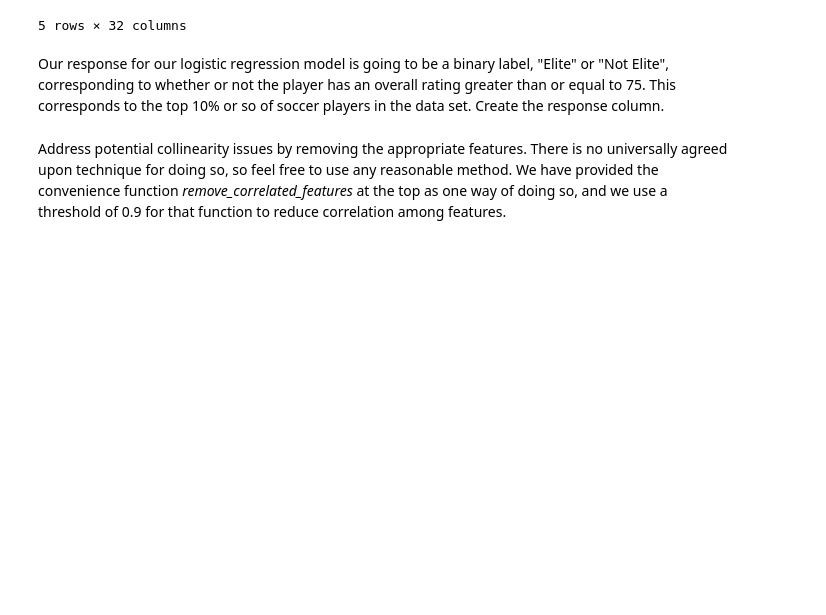
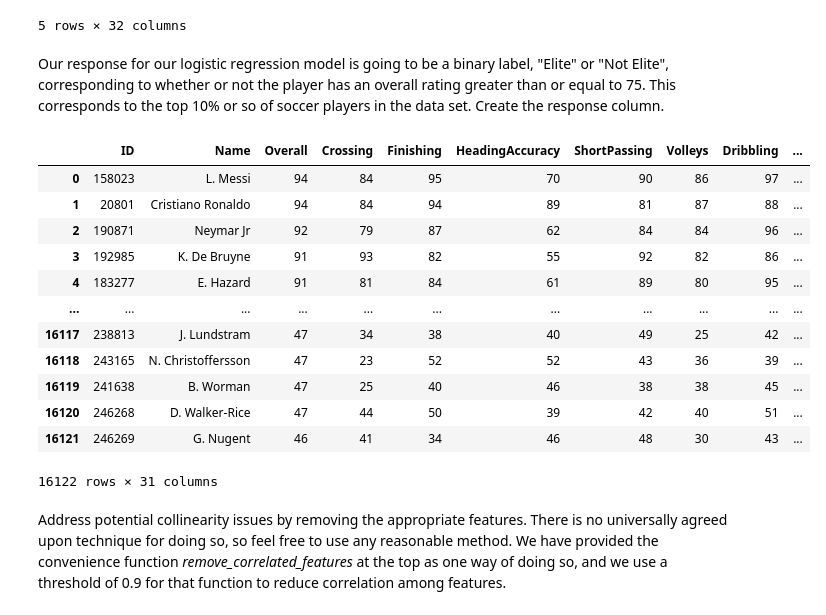
Before and after one commit to thinkful-dsi-cassowary/dsi3_student_pair_work, a Jupyter notebook: Coby/24_01_Day 24 Lecture 1 Assignment.ipynb, the cells around one changed output. Saved outputs shown, nothing was run; the diff lists cells and outputs as text; code cells hidden in the pictures; blank space fills up the shorter version.

```diff
--- a/Coby/24_01_Day 24 Lecture 1 Assignment.ipynb
+++ b/Coby/24_01_Day 24 Lecture 1 Assignment.ipynb
@@ -41,2 +40,21 @@ Our response for our logistic regression model is going to be a binary label, "E
+# %%
+# answer goes here
+
+soccer_data['Level'] = np.where(soccer_data['Overall'] >= 75, 'Elite', 'Not Elite')
+soccer_data
+# %% [output]
+|  | ID | Name | Overall | Crossing | Finishing | HeadingAccuracy | ShortPassing | Volleys | Dribbling | ... |
+| 0 | 158023 | L. Messi | 94 | 84 | 95 | 70 | 90 | 86 | 97 | ... |
+| 1 | 20801 | Cristiano Ronaldo | 94 | 84 | 94 | 89 | 81 | 87 | 88 | ... |
+| 2 | 190871 | Neymar Jr | 92 | 79 | 87 | 62 | 84 | 84 | 96 | ... |
+| 3 | 192985 | K. De Bruyne | 91 | 93 | 82 | 55 | 92 | 82 | 86 | ... |
+| 4 | 183277 | E. Hazard | 91 | 81 | 84 | 61 | 89 | 80 | 95 | ... |
+| ... | ... | ... | ... | ... | ... | ... | ... | ... | ... | ... |
+| 16117 | 238813 | J. Lundstram | 47 | 34 | 38 | 40 | 49 | 25 | 42 | ... |
+| 16118 | 243165 | N. Christoffersson | 47 | 23 | 52 | 52 | 43 | 36 | 39 | ... |
+| 16119 | 241638 | B. Worman | 47 | 25 | 40 | 46 | 38 | 38 | 45 | ... |
+| 16120 | 246268 | D. Walker-Rice | 47 | 44 | 50 | 39 | 42 | 40 | 51 | ... |
+| 16121 | 246269 | G. Nugent | 46 | 41 | 34 | 46 | 48 | 30 | 43 | ... |
+16122 rows × 31 columns
 # %% [markdown]
 Address potential collinearity issues by removing the appropriate features. There is no universally agreed upon technique for doing so, so feel free to use any reasonable method. We have provided the convenience function *remove_correlated_features* at the top as one way of doing so, and we use a threshold of 0.9 for that function to reduce correlation among features.
```
Also changed, not shown: parts of 12 cells of this notebook, 2 other files.
